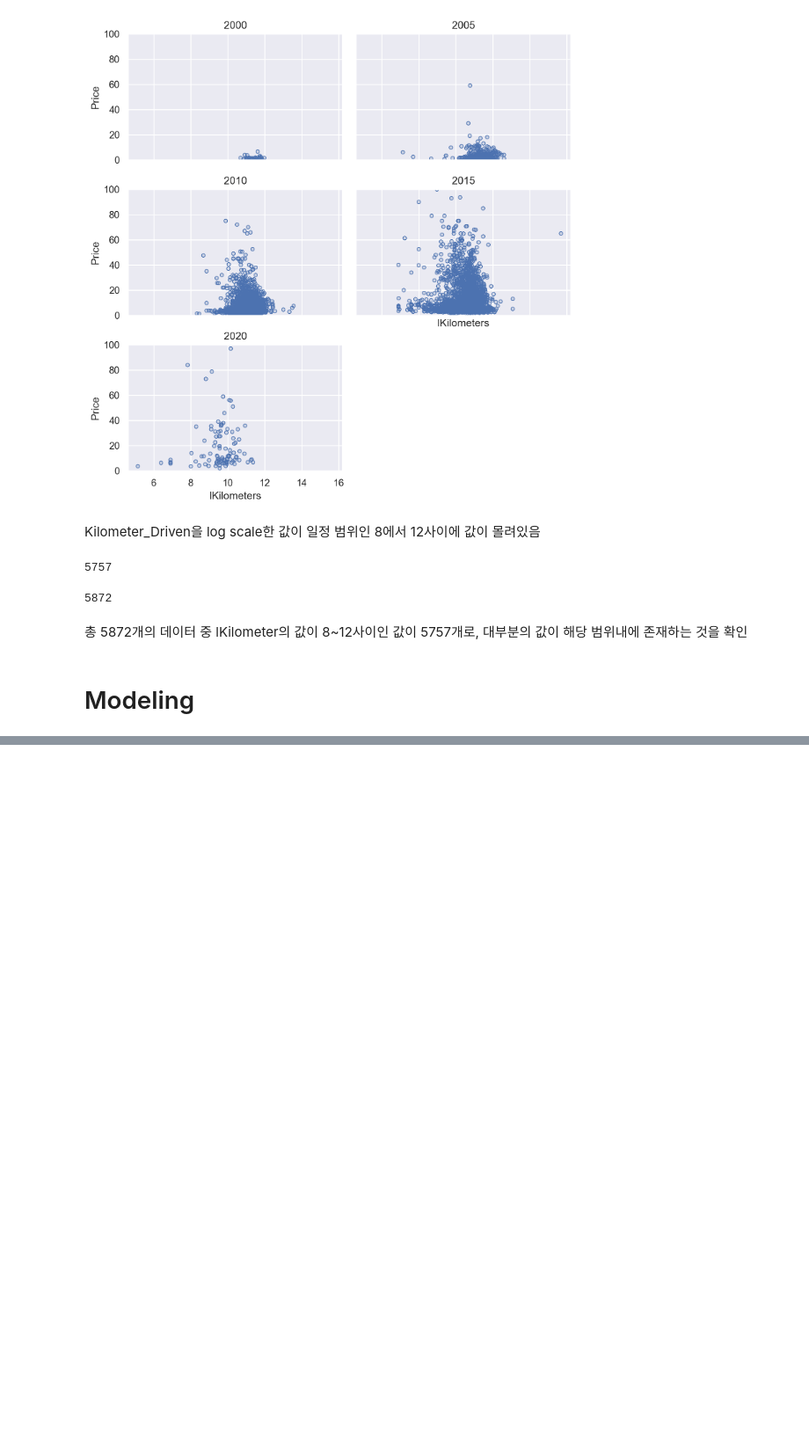
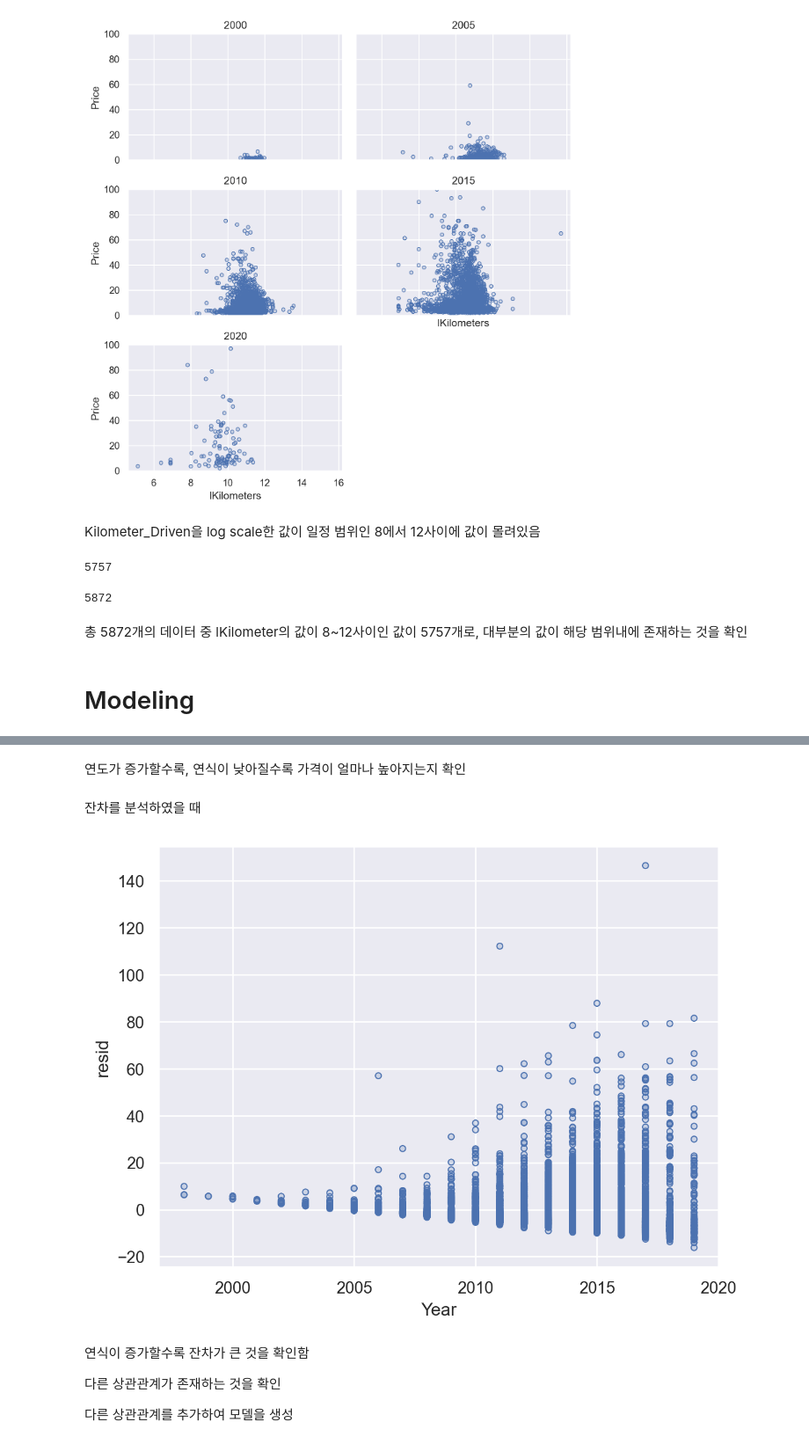
Before and after one commit to kurtyoon/Data-Visualization-Personal-Proj, a Jupyter notebook: Used-car-price-prediction.ipynb, the cells around one changed output, grey strips where cells are left out. Shown at 88% size. Cells and saved outputs as stored; diff of their text form; code cells hidden in the pictures; blank space fills up the shorter version.

```diff
--- a/Used-car-price-prediction.ipynb
+++ b/Used-car-price-prediction.ipynb
@@ -492,0 +546,17 @@ mod = ols('Price ~ lKilometers * Year', data=car).fit()
+# %% [markdown]
+연도가 증가할수록, 연식이 낮아질수록 가격이 얼마나 높아지는지 확인
+# %% [markdown]
+잔차를 분석하였을 때
+# %%
+(
+    so.Plot(car, x='Year', y='resid')
+    .add(so.Dots())
+)
+# %% [output]
+[figure, added]
+# %% [markdown]
+연식이 증가할수록 잔차가 큰 것을 확인함
+
+다른 상관관계가 존재하는 것을 확인
+
+다른 상관관계를 추가하여 모델을 생성
```
Also changed, not shown: parts of 52 cells of this notebook.
